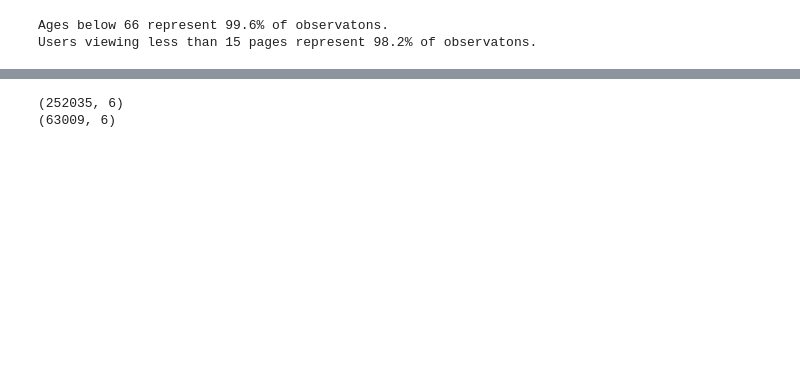
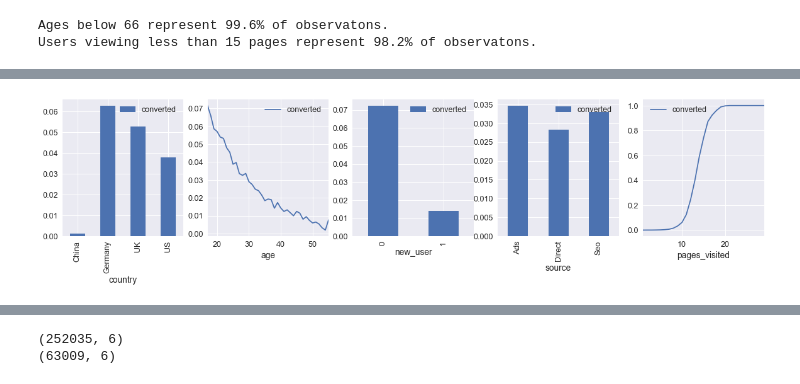
Before and after one commit to rinman24/data_science_notebooks, a Jupyter notebook: notebooks/01 - Customer Conversion Rate.ipynb, the cells around one changed output, grey strips where cells are left out. Saved outputs shown, nothing was run; the diff lists cells and outputs as text; code cells hidden in the pictures; blank space fills up the shorter version.

```diff
--- a/notebooks/01 - Customer Conversion Rate.ipynb
+++ b/notebooks/01 - Customer Conversion Rate.ipynb
@@ -198 +220,11 @@ df_obj = df_obj.query('age < 56')
+# %%
+fig, ax = plt.subplots(figsize=(20, 4), ncols=5, nrows=1)
+bars = {'country', 'new_user', 'source'}
+for i, col in enumerate(['country', 'age', 'new_user', 'source', 'pages_visited']):
+    if col in bars:
+        df_obj.groupby(col).agg({'converted': 'mean'}).plot.bar(ax=ax[i]);
+    else:
+        df_obj.groupby(col).agg({'converted': 'mean'}).plot(ax=ax[i]);
+# %% [output]
+[figure, added]
 # %% [markdown]
```
Also changed, not shown: parts of 55 cells of this notebook.
